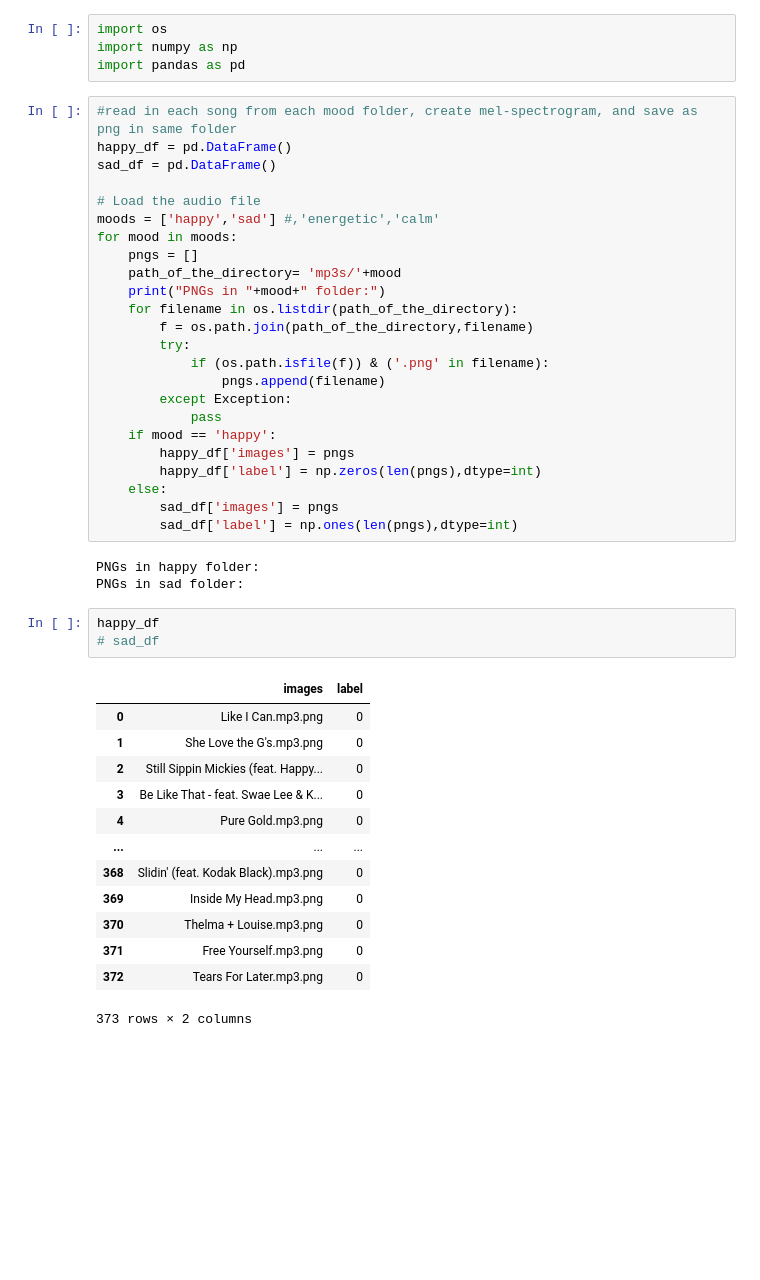
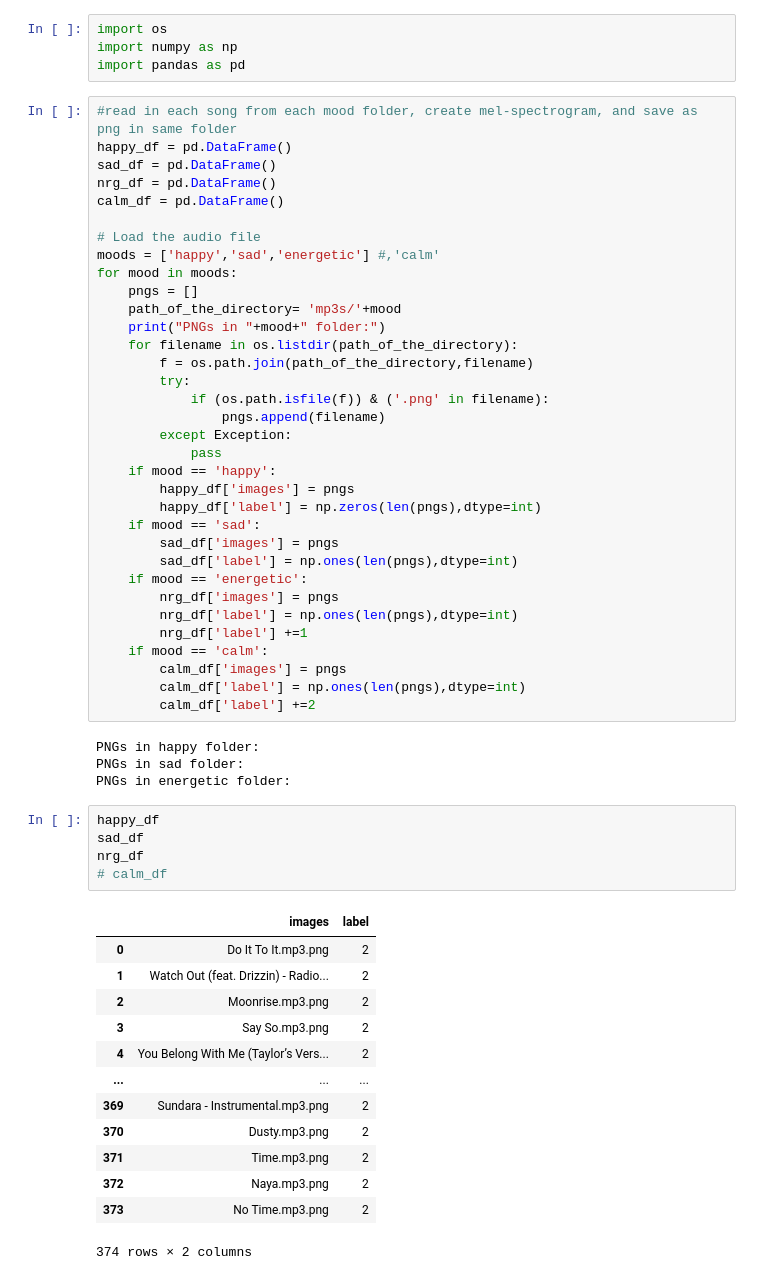
Before and after one commit to burchcatwit/Mood_Prediction, a Jupyter notebook: vgg_model.ipynb, the cells around one changed output. Cells and saved outputs as stored; diff of their text form; blank space fills up the shorter version.

```diff
--- a/vgg_model.ipynb
+++ b/vgg_model.ipynb
@@ -6,9 +6,11 @@ import pandas as pd
 #read in each song from each mood folder, create mel-spectrogram, and save as png in same folder
 happy_df = pd.DataFrame()
 sad_df = pd.DataFrame()
+nrg_df = pd.DataFrame()
+calm_df = pd.DataFrame()
 
 # Load the audio file
-moods = ['happy','sad'] #,'energetic','calm'
+moods = ['happy','sad','energetic'] #,'calm'
 for mood in moods:
     pngs = []
     path_of_the_directory= 'mp3s/'+mood
@@ -23,29 +25,40 @@ for mood in moods:
     if mood == 'happy':
         happy_df['images'] = pngs
         happy_df['label'] = np.zeros(len(pngs),dtype=int)
-    else:
+    if mood == 'sad':
         sad_df['images'] = pngs
         sad_df['label'] = np.ones(len(pngs),dtype=int)
+    if mood == 'energetic':
+        nrg_df['images'] = pngs
+        nrg_df['label'] = np.ones(len(pngs),dtype=int)
+        nrg_df['label'] +=1
+    if mood == 'calm':
+        calm_df['images'] = pngs
+        calm_df['label'] = np.ones(len(pngs),dtype=int)
+        calm_df['label'] +=2
 # %% [output]
 PNGs in happy folder:
 PNGs in sad folder:
+PNGs in energetic folder:
 # %%
 happy_df
-# sad_df
+sad_df
+nrg_df
+# calm_df
 # %% [output]
 |  | images | label |
-| 0 | Like I Can.mp3.png | 0 |
-| 1 | She Love the G's.mp3.png | 0 |
-| 2 | Still Sippin Mickies (feat. Happy... | 0 |
-| 3 | Be Like That - feat. Swae Lee & K... | 0 |
-| 4 | Pure Gold.mp3.png | 0 |
+| 0 | Do It To It.mp3.png | 2 |
+| 1 | Watch Out (feat. Drizzin) - Radio... | 2 |
+| 2 | Moonrise.mp3.png | 2 |
+| 3 | Say So.mp3.png | 2 |
+| 4 | You Belong With Me (Taylor’s Vers... | 2 |
 | ... | ... | ... |
-| 368 | Slidin' (feat. Kodak Black).mp3.png | 0 |
-| 369 | Inside My Head.mp3.png | 0 |
-| 370 | Thelma + Louise.mp3.png | 0 |
-| 371 | Free Yourself.mp3.png | 0 |
-| 372 | Tears For Later.mp3.png | 0 |
+| 369 | Sundara - Instrumental.mp3.png | 2 |
+| 370 | Dusty.mp3.png | 2 |
+| 371 | Time.mp3.png | 2 |
+| 372 | Naya.mp3.png | 2 |
+| 373 | No Time.mp3.png | 2 |
-373 rows × 2 columns
+374 rows × 2 columns
 # %%
 from sklearn.model_selection import train_test_split
 #randomly sample 325 songs from each
```
Also changed, not shown: parts of 20 cells of this notebook.
